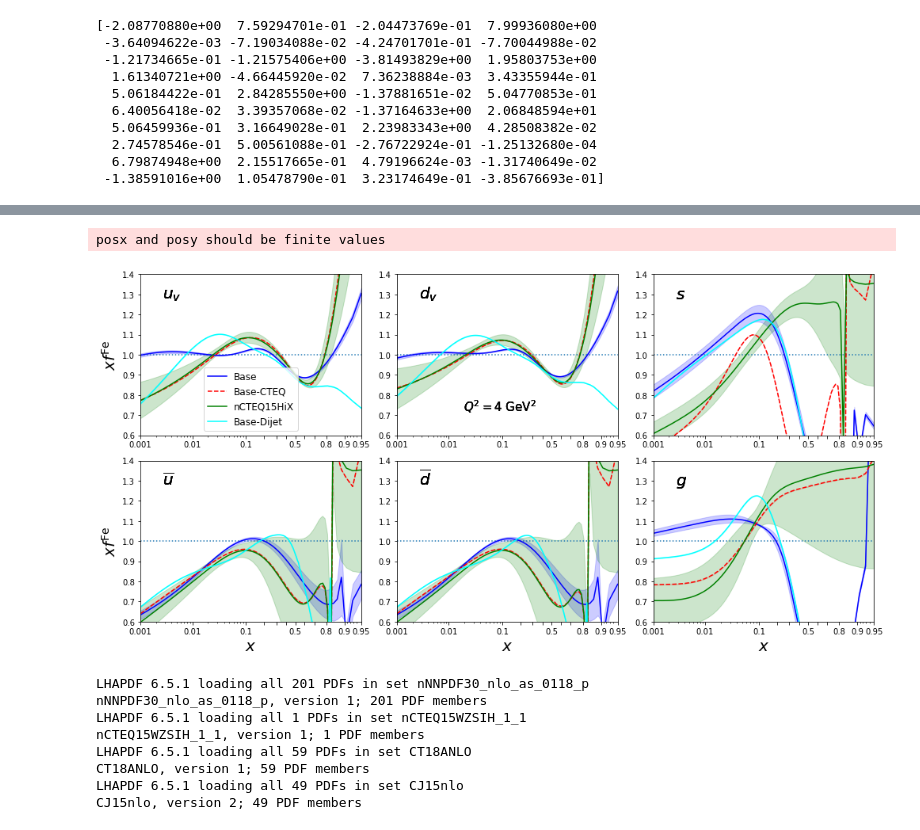
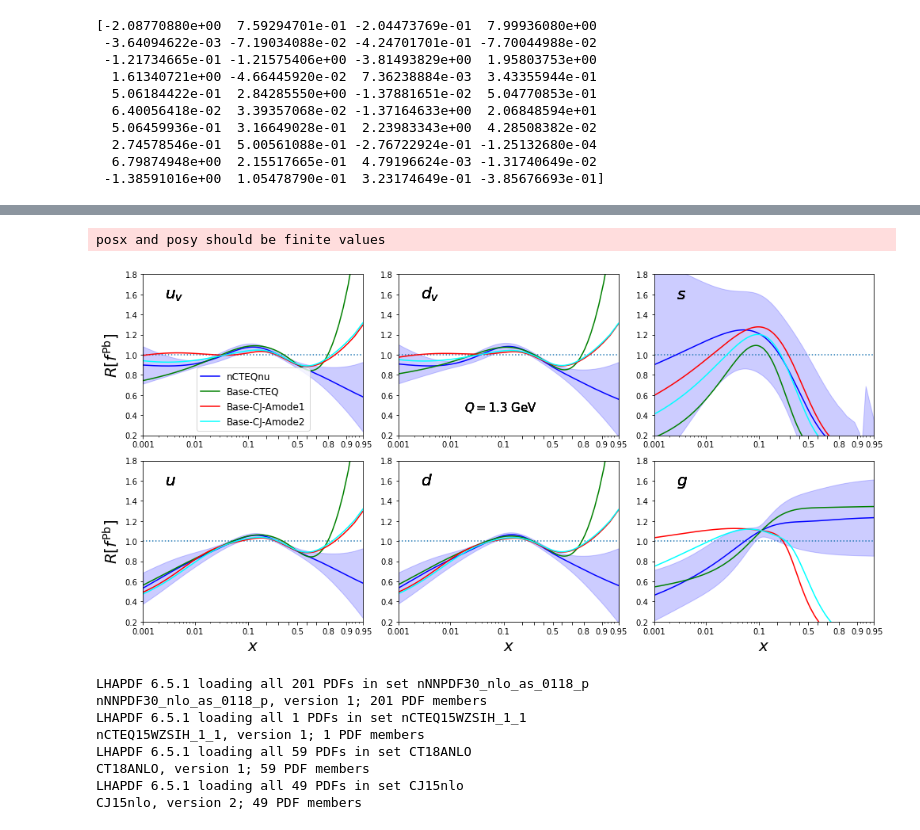
Before and after one commit to khoirulmuzakka/Parton-Distribution-Function-Plotting-Tools, a Jupyter notebook: example/Replicas/mc.ipynb, the cells around one changed output, grey strips where cells are left out. Cells and saved outputs as stored; diff of their text form; code cells hidden in the pictures.

Commit message:
Added data-theory plotter

```diff
--- a/example/Replicas/mc.ipynb
+++ b/example/Replicas/mc.ipynb
@@ -150,29 +151,27 @@ posx and posy should be finite values
 # %%
 A=56
 Z=26
-base_MC_p40 = PDFs("Base_nCTEQ22_MC_"+str(A)+"_"+str(Z), "MCreplica", A, Z, True)
-basedijet = PDFs("Base_nCTEQ22_dijet_"+str(A)+"_"+str(Z), "sym", A, Z, True)
-#base_MC_p25 = PDFs("Base_nCTEQ22_MC_p25_"+str(A)+"_"+str(Z), "MCreplica", A, Z, True)
-#base_hess_p25 = PDFs("Base_nCTEQ22_"+str(A)+"_"+str(Z), "MCreplica", A, Z, True)
-#base_MChess = PDFs("Base_nCTEQ22_MC_hess_"+str(A)+"_"+str(Z), "sym", A, Z, True)
-base_cteq = PDFs("Base_nCTEQ22_TMC_HT_CTEQ_i2_"+str(A)+"_"+str(Z), "sym", A, Z, True)
-#nnpdf = PDFs("nNNPDF30_nlo_as_0118_A208_Z82", "MCreplica", A, Z, False)
-basepcteq = PDFs("nCTEQ15WZSIH_1_1", "sym", A, Z, True)
-basepcj =  PDFs("Base_nCTEQ22_MC_1_1", "sym", A, Z, True)
-hix = PDFs("nCTEQ15HIX_"+str(A)+"_"+str(Z), "sym", A, Z, True)
+base_cj= PDFs("Base_nCTEQ22_"+str(A)+"_"+str(Z), "sym", A, Z, True)
+base_cteq = PDFs("Base_nCTEQ22_CTEQ_"+str(A)+"_"+str(Z), "sym", A, Z, True)
+base_cj2= PDFs("Base_nCTEQ22_CJ_Amode2_"+str(A)+"_"+str(Z), "sym", A, Z, True)
+basedijet_cj2= PDFs("Base_nCTEQ22_dijet_Amode2_"+str(A)+"_"+str(Z), "sym", A, Z, True)
+nCTEQnu = PDFs("nCTEQneu_"+str(A)+"_"+str(Z), "sym", A, Z, True)
 
-mypdfs = [  [base_MC_p40, "blue", "-", "Base", True, 0.2], #pdf, color, linestyle, label, fullnuc, error, allpha
-            #[base_MC_p25, "green", "-", "BaseMCp25", True, 0.4], #pdf, color, linestyle, label, fullnuc, error, allpha
-            # [base_hess_p25, "red", "-", "BaseHessp25", True, 0.1], #pdf, color, linestyle, label, fullnuc, error, allpha
-           #[base_MChess, "green", "dashed", "BaseMChess",  True, 0.1],
-             [base_cteq, "red", "dashed", "Base-CTEQ",  True, 0.2],
-            [hix, "green", "-", "nCTEQ15HiX",  True, 0.2],
-            [basedijet, "cyan", "-", "Base-Dijet",  True, 0.2],
-           # [nnpdf, "cyan", "-", "NNPDF",  True, 0.2]
+denom_base_cteq = PDFs("Base_nCTEQ22_CTEQ_1_1", "sym", A, Z, True)
+denom_nCTEQnu = PDFs("nCTEQneu_1_1", "sym", A, Z, True)
+denom_cj = PDFs("Base_nCTEQ22_CJ_Amode2_1_1", "sym", A, Z, True)
+
+
+mypdfs = [  [nCTEQnu, "blue", "-", "nCTEQnu", True, 0.2], #pdf, color, linestyle, label, fullnuc, error, allpha
+            [base_cteq, "green", "-", "Base-CTEQ", False, 0.1], #pdf, color, linestyle, label, fullnuc, error, allpha
+            [base_cj, "red", "-", "Base-CJ-Amode1", False, 0.1], #pdf, color, linestyle, label, fullnuc, error, allpha
+             [base_cj2, "cyan", "-", "Base-CJ-Amode2",  False, 0.1],
+              #[basedijet_cj2, "orange", "-", "BaseDijet-CJ-Amode2",  False, 0.1],
+
 ]
 
-flavors = ["uv", "dv", "s", "ubar", "dbar", "g"]
-Q = 2.0
+flavors = ["uv", "dv", "s", "u", "d", "g"]
+Q = 1.3
 #xlist = np.linspace(0.001, 1.0,500)
 xlist = np.logspace(-3,np.log10(0.95),300)
 plt.figure(1,figsize=(14,7))
@@ -183,22 +182,18 @@ for iflv, flv in enumerate(flavors) :
     #plt.axhline(0.0, linestyle="dotted")
     for i, pdf in enumerate(mypdfs) :
         data, dp, dm = pdf[0].getPDFerrors(xlist, Q, flv)
-        data1, dpd1, dmd1 = basepcteq.getPDFerrors(xlist, Q, flv)
-        data2, dpd2, dmd2 = basepcj.getPDFerrors(xlist, Q, flv)
-        #print(dp, dm)
         if (i==0) :
-            dp = 1.645*dp
-            dm = 1.645*dm
-        #elif (i==1) :
-        #    dp = np.sqrt(72/50)*dp
-        #    dm = np.sqrt(72/50)*dm
-            data_cteq =data2#, dpd, dmd = base.getPDFerrors(xlist, Q, flv)
+            denom, dpd1, dmd1 = denom_nCTEQnu.getPDFerrors(xlist, Q, flv)
+        elif i== 1 :
+            denom, dpd1, dmd1 = denom_base_cteq.getPDFerrors(xlist, Q, flv)
         else :
-            data_cteq = data1
-        plt.plot(xlist, (data/data_cteq), color=pdf[1], linestyle=pdf[2], label = pdf[3])
+            denom, dpd1, dmd1 = denom_cj.getPDFerrors(xlist, Q, flv)
+
+
+        plt.plot(xlist, (data/denom), color=pdf[1], linestyle=pdf[2], label = pdf[3])
 
         if (pdf[4]) :
-            plt.fill_between(xlist, ((data+dp)/data_cteq), ((data-dp)/data_cteq), color=pdf[1], alpha=pdf[5])
+            plt.fill_between(xlist, ((data+dp)/denom), ((data-dp)/denom), color=pdf[1], alpha=pdf[5])
 
         flvlabel = "$"+flv+"$"
         if (flv == "uv") :
@@ -215,17 +210,17 @@ for iflv, flv in enumerate(flavors) :
         if int(iflv/3)==1 :
             plt.xlabel(r'${x}$',fontsize=20)
         if (iflv%3 ==0) :
-            plt.ylabel(r'${xf^{{\mathrm{{Fe}}}}}$',fontsize=20, rotation=90)
+            plt.ylabel(r'${R[f^{{\mathrm{{Pb}}}}]}$',fontsize=20, rotation=90)
         plt.annotate(flvlabel, xy=(0.1, 0.85), xycoords='axes fraction', fontsize=20)
 
 
 
-        plt.ylim([0.6, 1.4])
+        plt.ylim([0.2, 1.8])
 
         if (iflv==0):
             plt.legend(loc="lower center", fontsize=12)
         if (iflv == 1) :
-            plt.annotate("$Q^2={}\ \mathrm{{GeV}}^2$".format(4), xy=(0.3, 0.15), xycoords='axes fraction', fontsize=15)
+            plt.annotate("$Q={}\ \mathrm{{GeV}}$".format(Q), xy=(0.3, 0.15), xycoords='axes fraction', fontsize=15)
         #ax.set_xticklabels(["0","0.001", "0.01", "0.1","0.5","0.9", "0.95"])
         #plt.gca().set_ylim(bottom=0)
         ax.set_xticks([0.001, 0.01, 0.1, 0.2, 0.3, 0.4, 0.5, 0.6, 0.7, 0.8, 0.9, 0.95])
@@ -250,5 +249,5 @@ nCTEQ15HIX_56_26, version 1; 43 PDF members
 posx and posy should be finite values
-[figure, old version]
+[figure, new version]
 # %%
 A=1
 Z=1
```
Also changed, not shown: parts of 3 cells of this notebook, 3 other files.
